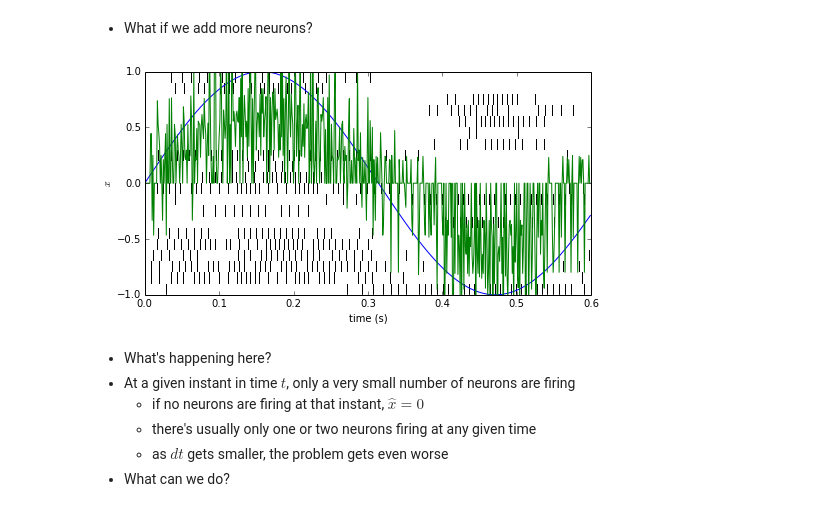
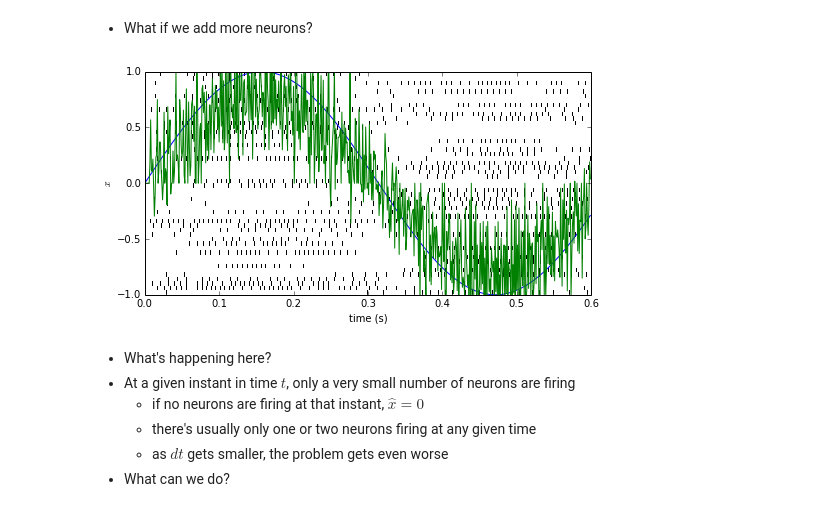
Before and after one commit to tcstewar/syde556, a Jupyter notebook: SYDE 556 Lecture 3 Temporal Representation.ipynb, the cells around one changed output. Saved outputs shown, nothing was run; the diff lists cells and outputs as text; code cells hidden in the pictures.

```diff
--- a/SYDE 556 Lecture 3 Temporal Representation.ipynb
+++ b/SYDE 556 Lecture 3 Temporal Representation.ipynb
@@ -328,36 +328,36 @@ show()
 # %%
 import syde556
 
 import numpy
 
-N = 20
+N = 50
 dt = 0.001
 t = numpy.arange(600)*dt
 x = numpy.sin(10*t)
 
 encoders = numpy.random.choice([-1, 1], N)
 intercepts = numpy.random.uniform(-0.9, 0.9, N)
 max_rates = numpy.random.uniform(100, 200, N)
 alpha, bias = syde556.find_alpha_and_bias(intercepts, max_rates)
 
 A = syde556.activity_spikes(x, encoders, alpha, bias)
 
 d = syde556.decoders(A, x)
 
 xhat = numpy.dot(A, d)
 
 
 figure(figsize=(8,4))
 imshow(A.T, extent=(0,0.6,-1,1), aspect='auto', interpolation='none', cmap='binary')
 plot(t, x, label='x')
 plot(t, xhat, label='x')
 ylabel('$x$')
-ylim(-1,1)
+ylim(-1,1)embedded-picture
 xlabel('time (s)')
 
 show()
 # %% [output]
-[figure, old version]
+[figure, new version]
 # %% [markdown]
 - What's happening here?
 - At a given instant in time $t$, only a very small number of neurons are firing
```
Also changed, not shown: parts of 31 cells of this notebook.
